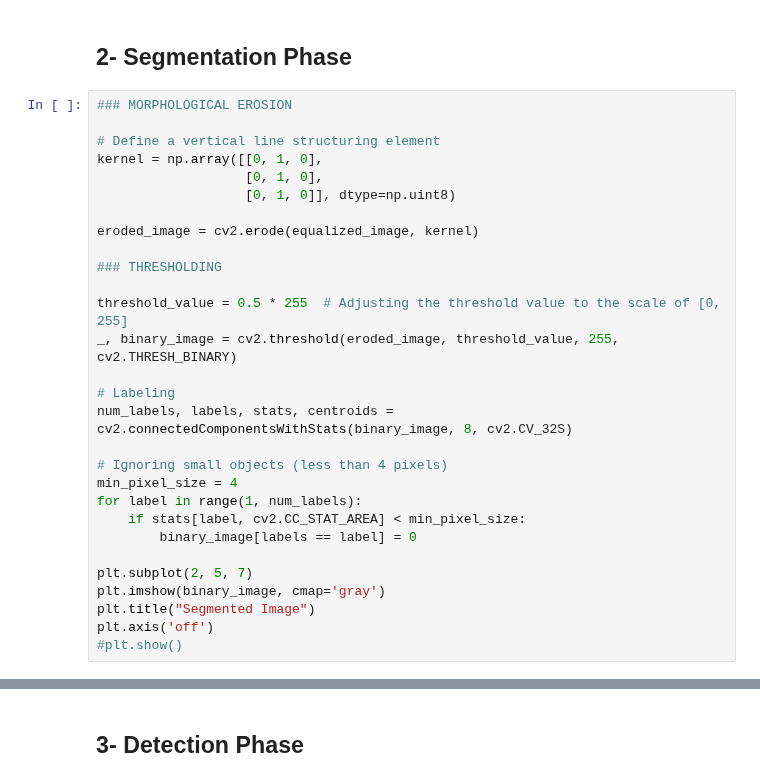
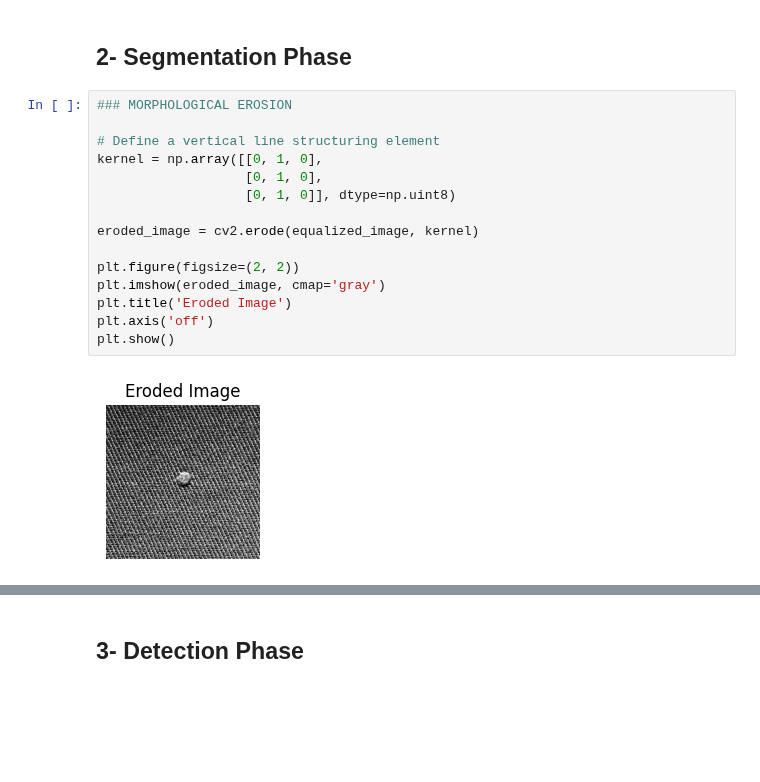
Before and after one commit to eylulranasarac/ie423-group, a Jupyter notebook: ProjectPart3/proposal.ipynb, the cells around one changed output, grey strips where cells are left out. Saved outputs shown, nothing was run; the diff lists cells and outputs as text; blank space fills up the shorter version.

```diff
--- a/ProjectPart3/proposal.ipynb
+++ b/ProjectPart3/proposal.ipynb
@@ -74,29 +70,17 @@ plt.axis('off')
 # %%
 ### MORPHOLOGICAL EROSION
 
 # Define a vertical line structuring element
 kernel = np.array([[0, 1, 0],
                    [0, 1, 0],
                    [0, 1, 0]], dtype=np.uint8)
 
 eroded_image = cv2.erode(equalized_image, kernel)
 
-### THRESHOLDING
-
-threshold_value = 0.5 * 255  # Adjusting the threshold value to the scale of [0, 255]
-_, binary_image = cv2.threshold(eroded_image, threshold_value, 255, cv2.THRESH_BINARY)
-
-# Labeling
-num_labels, labels, stats, centroids = cv2.connectedComponentsWithStats(binary_image, 8, cv2.CV_32S)
-
-# Ignoring small objects (less than 4 pixels)
-min_pixel_size = 4
-for label in range(1, num_labels):
-    if stats[label, cv2.CC_STAT_AREA] < min_pixel_size:
-        binary_image[labels == label] = 0
-
-plt.subplot(2, 5, 7)
-plt.imshow(binary_image, cmap='gray')
-plt.title("Segmented Image")
+plt.figure(figsize=(2, 2))
+plt.imshow(eroded_image, cmap='gray')
+plt.title('Eroded Image')
 plt.axis('off')
-#plt.show()
+plt.show()
+# %% [output]
+[figure, added]
```
Also changed, not shown: parts of 8 cells of this notebook, 1 other file.
